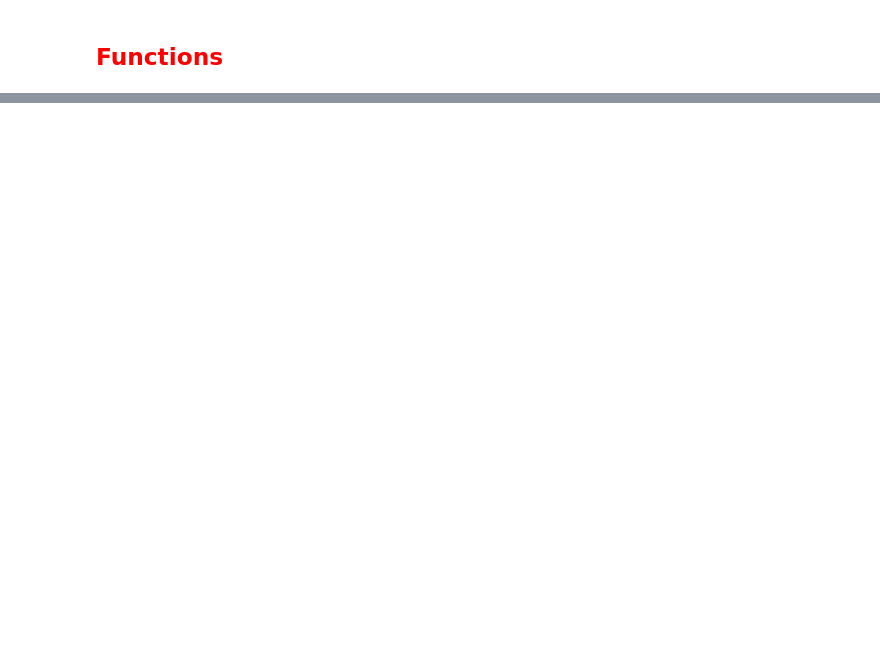
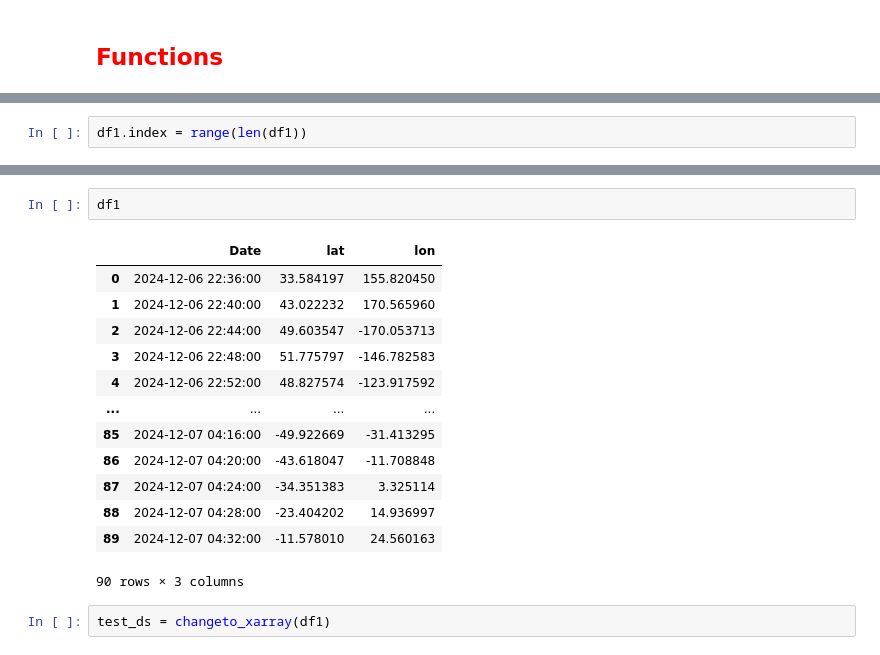
Before and after one commit to khalil-alexander/get_forecast, a Jupyter notebook: FuturePositionISS.ipynb, the cells around one changed output, grey strips where cells are left out. Drawn from its saved outputs; the diff is of its cells as text; blank space fills up the shorter version.

```diff
--- a/FuturePositionISS.ipynb
+++ b/FuturePositionISS.ipynb
@@ -261,0 +312,2 @@ df2
+# %%
+df1.index = range(len(df1))
@@ -261,0 +405,18 @@ df2
+# %%
+df1
+# %% [output]
+|  | Date | lat | lon |
+| 0 | 2024-12-06 22:36:00 | 33.584197 | 155.820450 |
+| 1 | 2024-12-06 22:40:00 | 43.022232 | 170.565960 |
+| 2 | 2024-12-06 22:44:00 | 49.603547 | -170.053713 |
+| 3 | 2024-12-06 22:48:00 | 51.775797 | -146.782583 |
+| 4 | 2024-12-06 22:52:00 | 48.827574 | -123.917592 |
+| ... | ... | ... | ... |
+| 85 | 2024-12-07 04:16:00 | -49.922669 | -31.413295 |
+| 86 | 2024-12-07 04:20:00 | -43.618047 | -11.708848 |
+| 87 | 2024-12-07 04:24:00 | -34.351383 | 3.325114 |
+| 88 | 2024-12-07 04:28:00 | -23.404202 | 14.936997 |
+| 89 | 2024-12-07 04:32:00 | -11.578010 | 24.560163 |
+90 rows × 3 columns
+# %%
+test_ds = changeto_xarray(df1)
```
Also changed, not shown: parts of 40 cells of this notebook.
